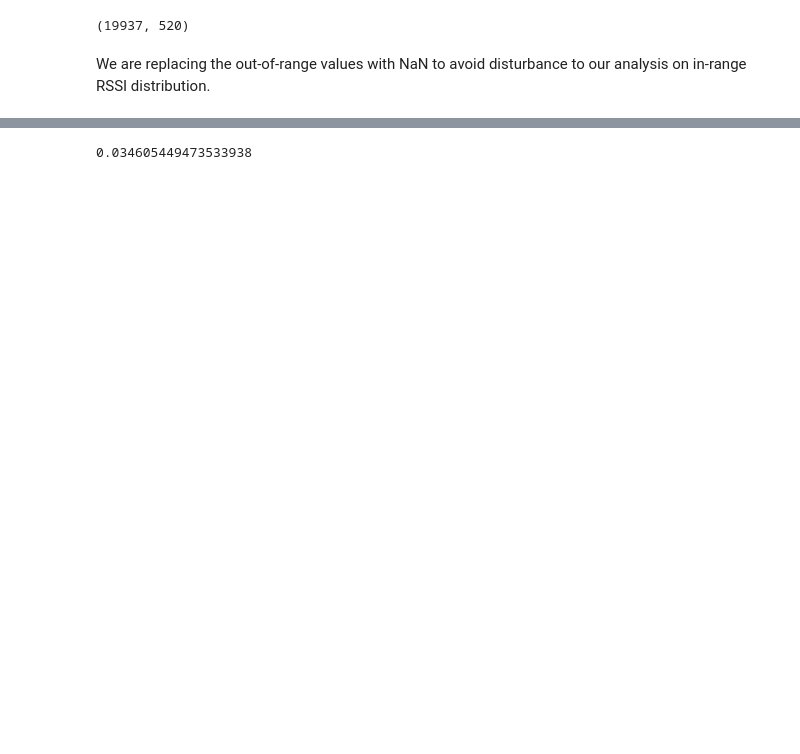
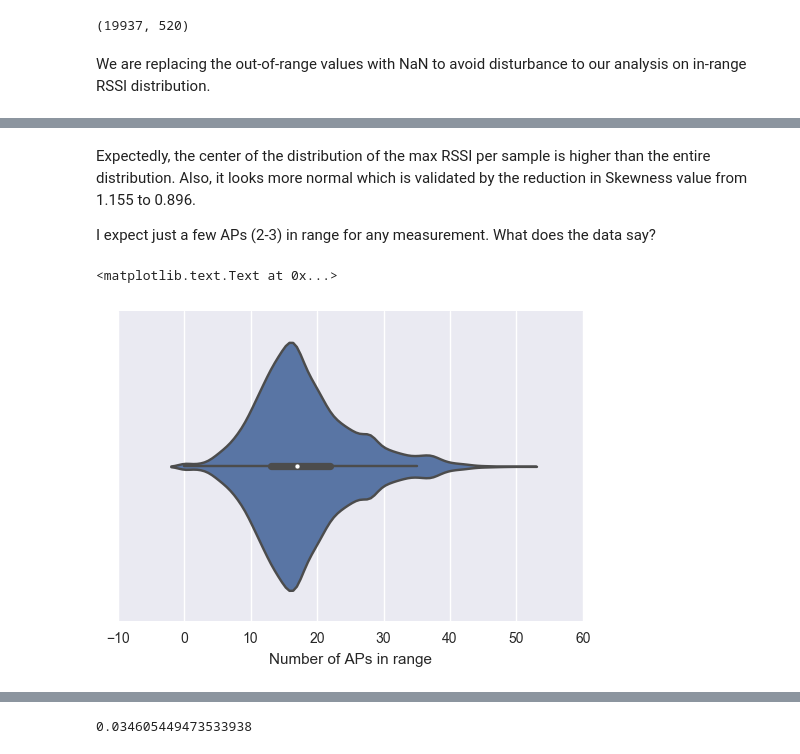
Before and after one commit to sharan-naribole/wlan_localization, a Jupyter notebook: UJIIndoorLoc .ipynb, the cells around one changed output, grey strips where cells are left out. Cells and saved outputs as stored; diff of their text form; code cells hidden in the pictures; blank space fills up the shorter version.

```diff
--- a/UJIIndoorLoc .ipynb
+++ b/UJIIndoorLoc .ipynb
@@ -137,0 +152,16 @@ Let's look at percentage of out-of-range overall and column wise.
+# %% [markdown]
+Expectedly, the center of the distribution of the max RSSI per sample is higher than the entire distribution. Also, it looks more normal which is validated by the reduction in Skewness value from 1.155 to 0.896.
+
+I expect just a few APs (2-3) in range for any measurement. What does the data say?
+# %%
+aps_in_range = (X_train
+                 .notnull()
+                 .sum(axis = 1))
+
+fig, ax = plt.subplots(1,1)
+
+sns.violinplot(aps_in_range, ax = ax)
+ax.set_xlabel("Number of APs in range")
+# %% [output]
+<matplotlib.text.Text at 0x...>
+[figure, added]
```
Also changed, not shown: parts of 41 cells of this notebook, 13 other files.
